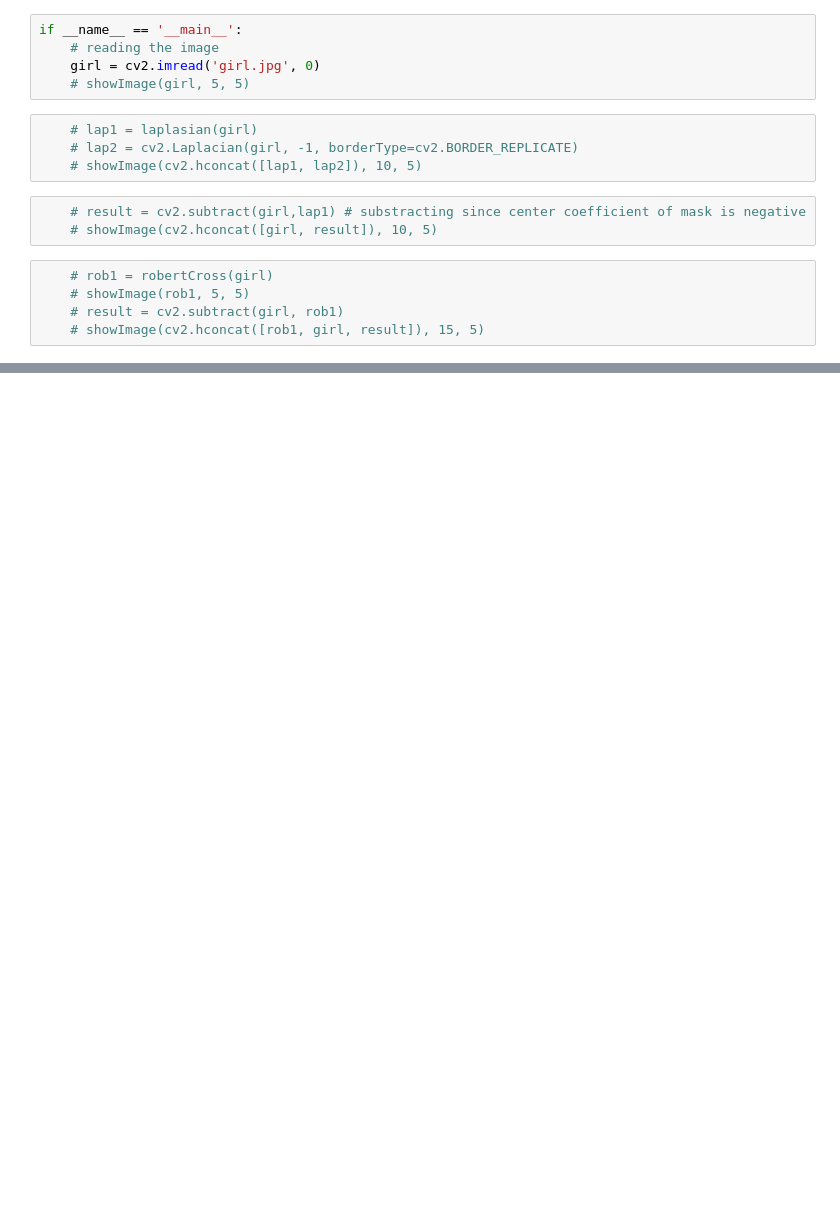
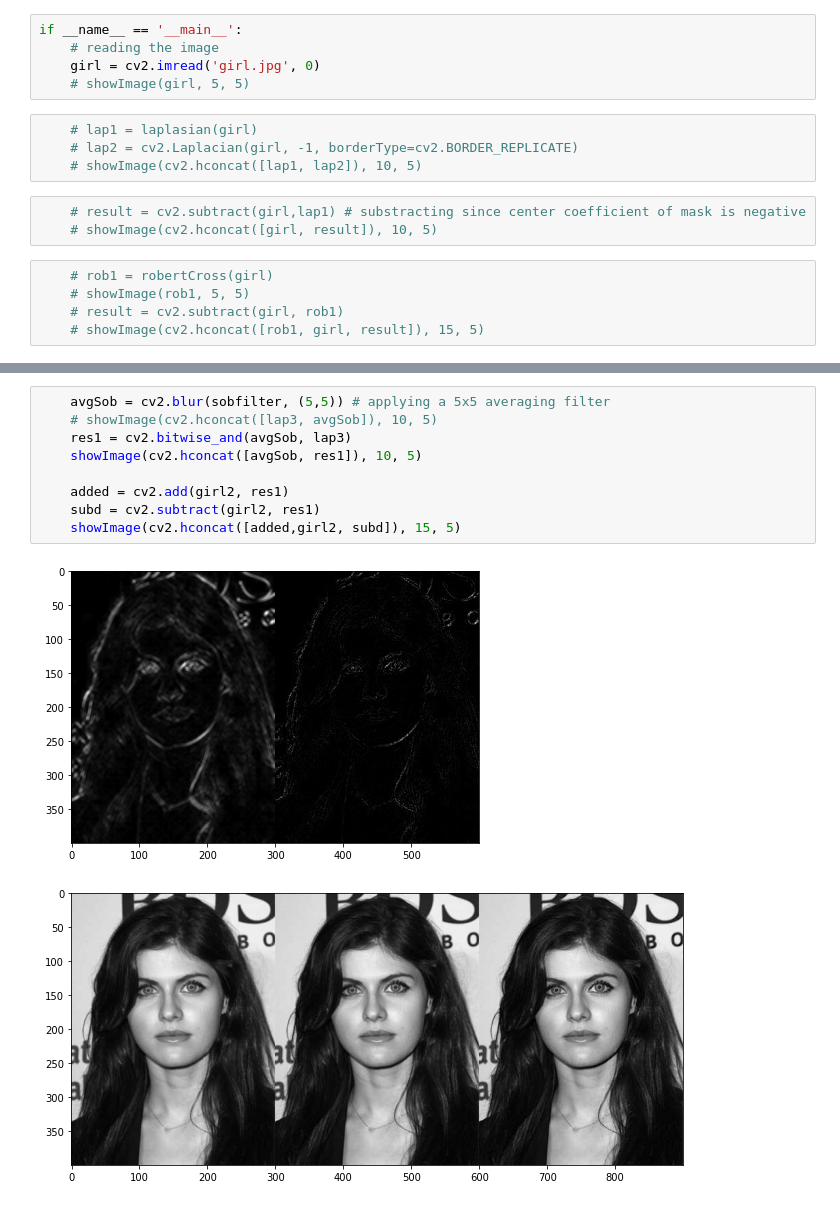
Before and after one commit to kavin-du/Image-Sharpening-Operators, a Jupyter notebook: e16057.ipynb, the cells around one changed output, grey strips where cells are left out. Cells and saved outputs as stored; diff of their text form; blank space fills up the shorter version.

```diff
--- a/e16057.ipynb
+++ b/e16057.ipynb
@@ -124,0 +139,12 @@ if __name__ == '__main__':
+# %%
+    avgSob = cv2.blur(sobfilter, (5,5)) # applying a 5x5 averaging filter
+    # showImage(cv2.hconcat([lap3, avgSob]), 10, 5)
+    res1 = cv2.bitwise_and(avgSob, lap3)
+    showImage(cv2.hconcat([avgSob, res1]), 10, 5)
+
+    added = cv2.add(girl2, res1)
+    subd = cv2.subtract(girl2, res1)
+    showImage(cv2.hconcat([added,girl2, subd]), 15, 5)
+# %% [output]
+[figure, added]
+[figure, added]
```
Also changed, not shown: parts of 10 cells of this notebook, 3 other files.
